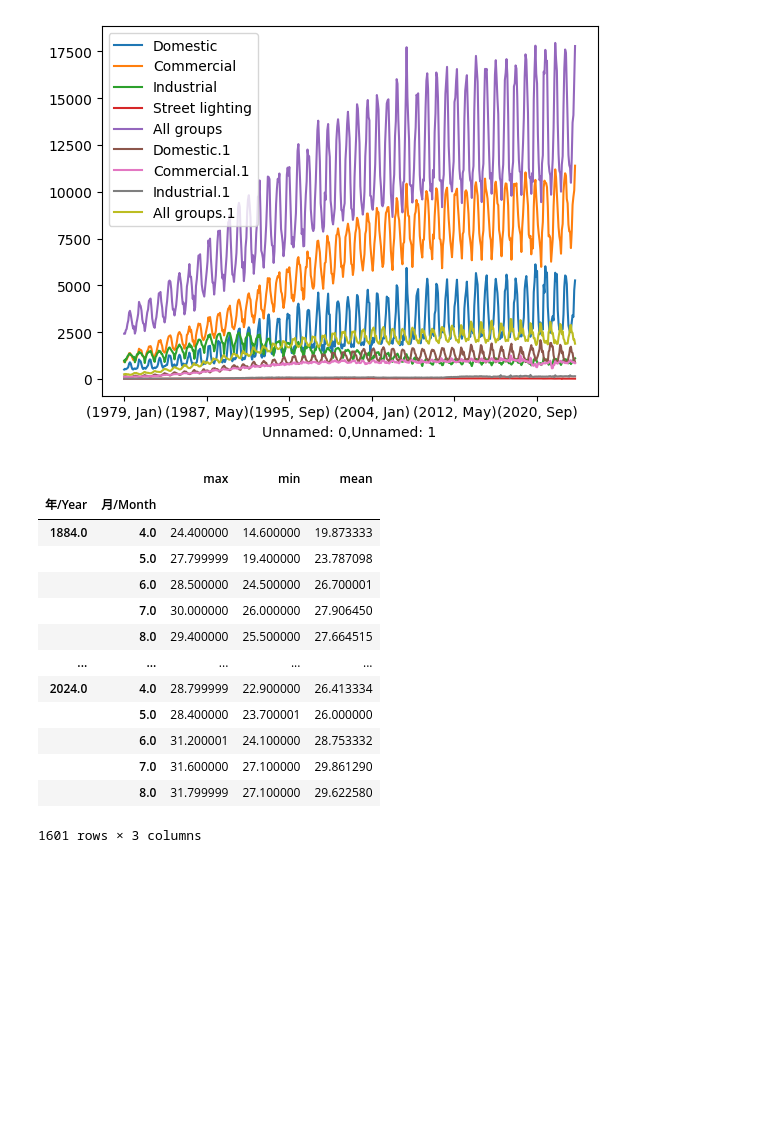
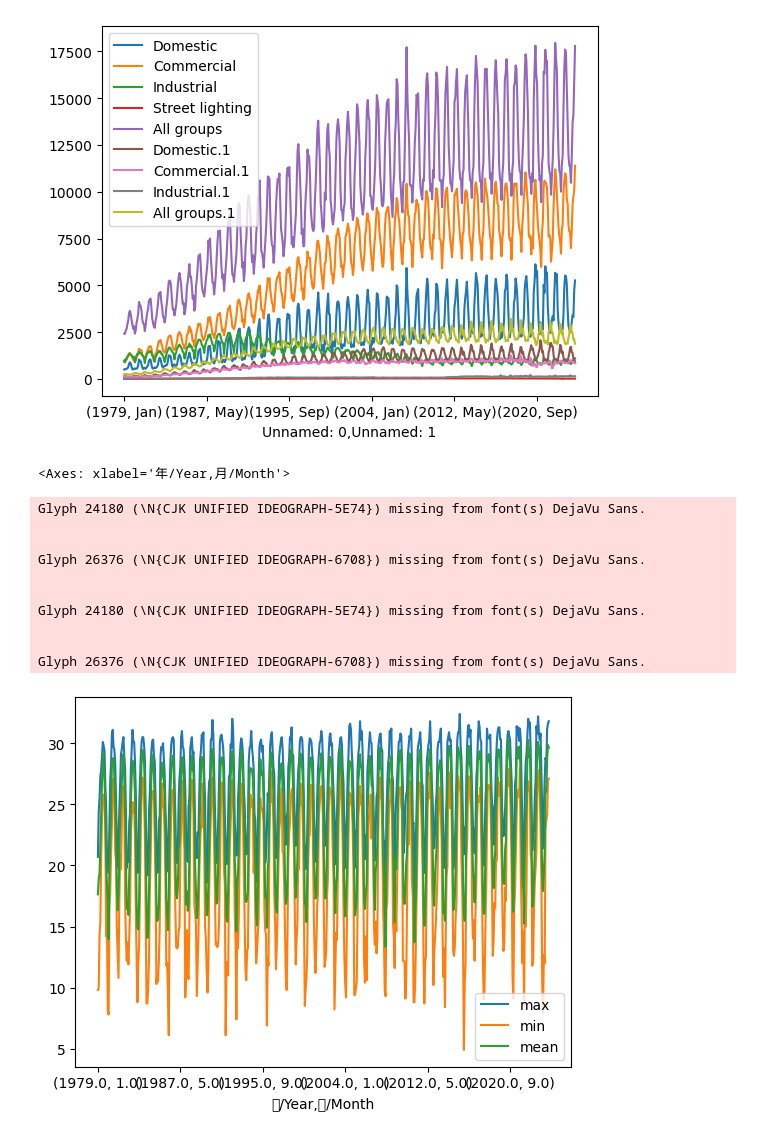
Before and after one commit to lilyleungch/erbscope99, a Jupyter notebook: data_cleansing/data_cleansing.ipynb, the cells around one changed output. Drawn from its saved outputs; the diff is of its cells as text; code cells hidden in the pictures; blank space fills up the shorter version.

```diff
--- a/data_cleansing/data_cleansing.ipynb
+++ b/data_cleansing/data_cleansing.ipynb
@@ -15,26 +15,25 @@ electric2.plot()
 # %%
 import numpy as np
 weather = pd.read_csv('CLMTEMP_HKO_.csv')
 #csv from https://data.gov.hk/tc-data/dataset/hk-hko-rss-daily-temperature-info-hko/resource/7f42664a-04ec-4bb4-ac35-d257a554c661
 #weather2=weather.groupby(["月/Month"])['數值/Value'].mean()
 weather.dropna(inplace=True)
 #weather.set_index(['年/Year','月/Month'])
 #weather2=weather.groupby(['年/Year', '月/Month'])["數值/Value"].agg(['max','min'])
-weather1=weather[['年/Year', '月/Month','日/Day',"數值/Value"]].astype(dtype=np.float32)
-weather2=weather1.groupby(['年/Year', '月/Month'])["數值/Value"].agg(['max','min','mean'])
-weather2
+weather1=weather[weather['年/Year']>1978]
+weather2=weather1[['年/Year', '月/Month','日/Day',"數值/Value"]].astype(dtype=np.float32)
+weather3=weather2.groupby(['年/Year', '月/Month'])["數值/Value"].agg(['max', 'min', 'mean'])
+weather3.plot()
 # %% [output]
-|  |  | max | min | mean |
-| 年/Year | 月/Month |  |  |  |
-| 1884.0 | 4.0 | 24.400000 | 14.600000 | 19.873333 |
-|  | 5.0 | 27.799999 | 19.400000 | 23.787098 |
-|  | 6.0 | 28.500000 | 24.500000 | 26.700001 |
-|  | 7.0 | 30.000000 | 26.000000 | 27.906450 |
-|  | 8.0 | 29.400000 | 25.500000 | 27.664515 |
-| ... | ... | ... | ... | ... |
-| 2024.0 | 4.0 | 28.799999 | 22.900000 | 26.413334 |
-|  | 5.0 | 28.400000 | 23.700001 | 26.000000 |
-|  | 6.0 | 31.200001 | 24.100000 | 28.753332 |
-|  | 7.0 | 31.600000 | 27.100000 | 29.861290 |
-|  | 8.0 | 31.799999 | 27.100000 | 29.622580 |
-1601 rows × 3 columns
+<Axes: xlabel='年/Year,月/Month'>
+Glyph 24180 (\N{CJK UNIFIED IDEOGRAPH-5E74}) missing from font(s) DejaVu Sans.
+
+
+Glyph 26376 (\N{CJK UNIFIED IDEOGRAPH-6708}) missing from font(s) DejaVu Sans.
+
+
+Glyph 24180 (\N{CJK UNIFIED IDEOGRAPH-5E74}) missing from font(s) DejaVu Sans.
+
+
+Glyph 26376 (\N{CJK UNIFIED IDEOGRAPH-6708}) missing from font(s) DejaVu Sans.
+[figure, added]
```
Also changed, not shown: parts of 1 cell of this notebook.
